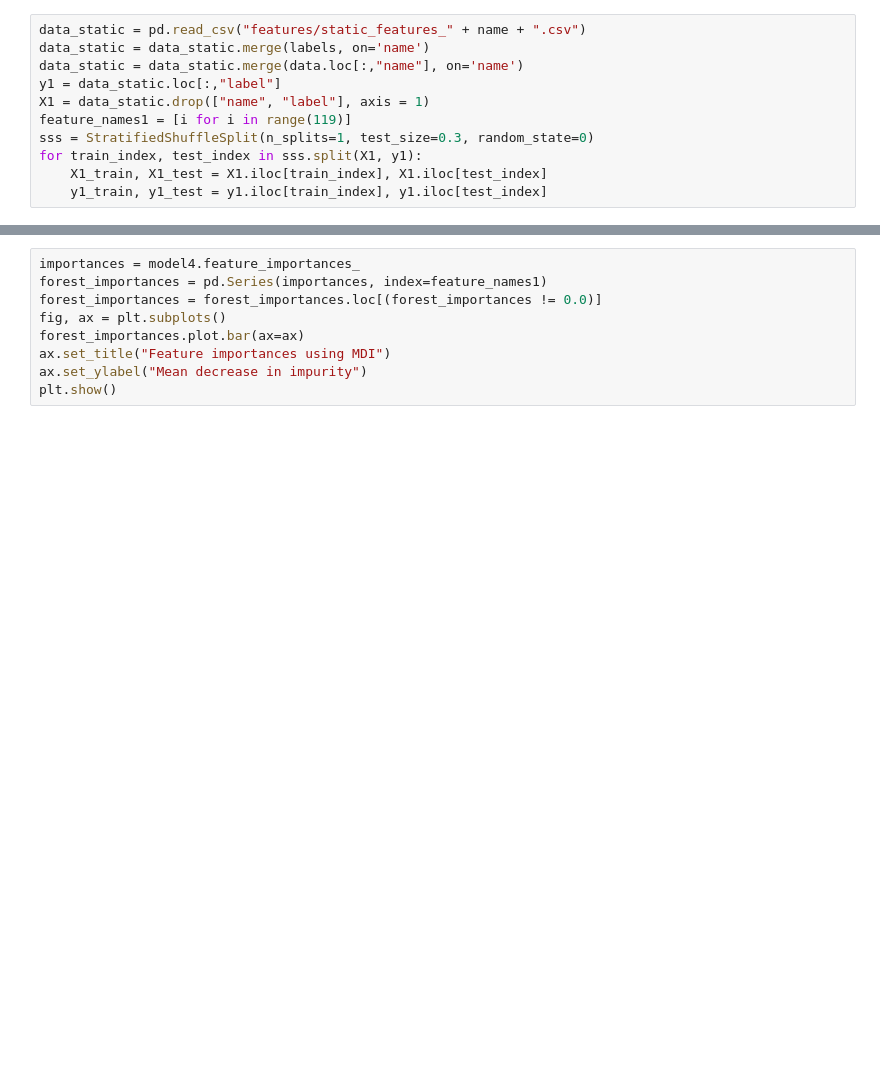
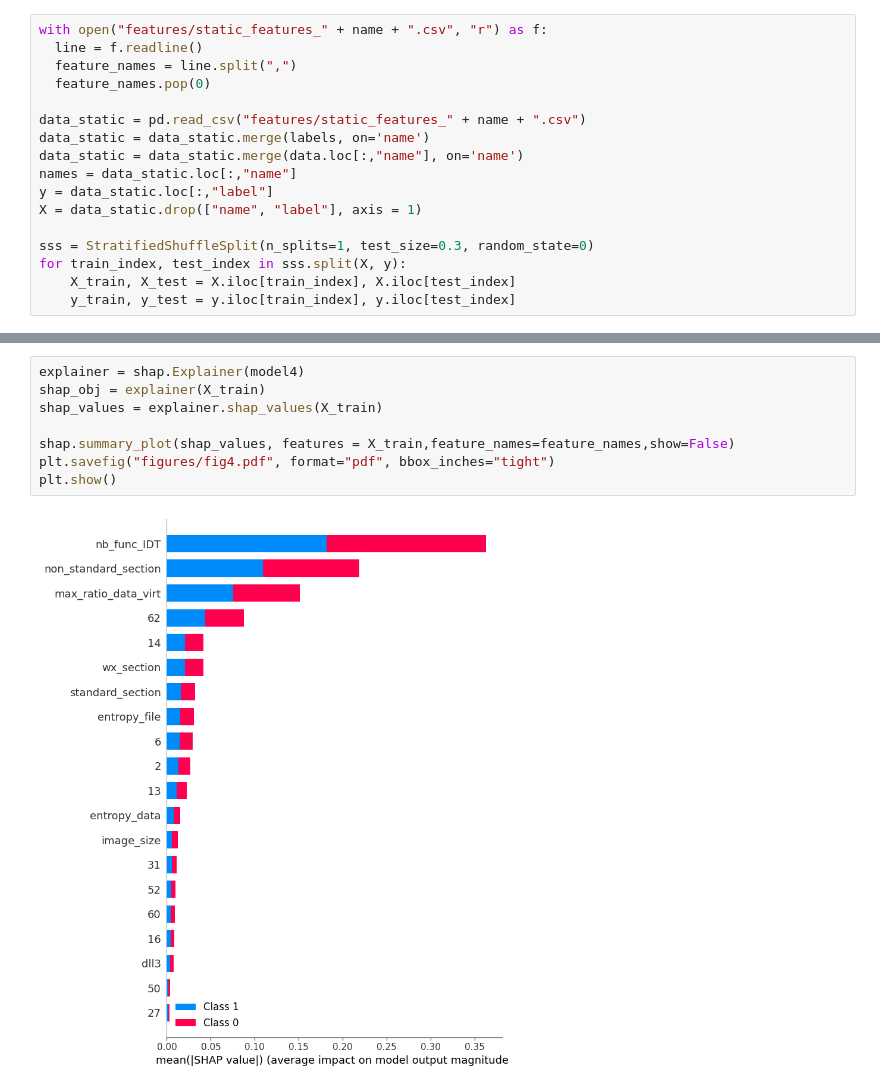
Before and after one commit to dimitriwauters/PANDI, a Jupyter notebook: ML_shadow.ipynb, the cells around one changed output, grey strips where cells are left out. Cells and saved outputs as stored; diff of their text form; blank space fills up the shorter version.

```diff
--- a/ML_shadow.ipynb
+++ b/ML_shadow.ipynb
@@ -104,14 +183,20 @@ plt.show()
 # %%
+with open("features/static_features_" + name + ".csv", "r") as f:
+  line = f.readline()
+  feature_names = line.split(",")
+  feature_names.pop(0)
+
 data_static = pd.read_csv("features/static_features_" + name + ".csv")
 data_static = data_static.merge(labels, on='name')
 data_static = data_static.merge(data.loc[:,"name"], on='name')
-y1 = data_static.loc[:,"label"]
-X1 = data_static.drop(["name", "label"], axis = 1)
-feature_names1 = [i for i in range(119)]
+names = data_static.loc[:,"name"]
+y = data_static.loc[:,"label"]
+X = data_static.drop(["name", "label"], axis = 1)
+
 sss = StratifiedShuffleSplit(n_splits=1, test_size=0.3, random_state=0)
-for train_index, test_index in sss.split(X1, y1):
-    X1_train, X1_test = X1.iloc[train_index], X1.iloc[test_index]
-    y1_train, y1_test = y1.iloc[train_index], y1.iloc[test_index]
+for train_index, test_index in sss.split(X, y):
+    X_train, X_test = X.iloc[train_index], X.iloc[test_index]
+    y_train, y_test = y.iloc[train_index], y.iloc[test_index]
 # %%
 param_grid =  {"criterion": ["gini","entropy"],"min_samples_leaf":[2,3,4,5,6,7,8,9,10,11,12],"max_depth":[1,2,3,4,5,6,7,8,9,10,11,12]}
 dt = DecisionTreeClassifier(random_state=0)
@@ -129,12 +257,13 @@ The best parameters are {'criterion': 'gini', 'max_depth': 12, 'min_samples_leaf
 # %%
-importances = model4.feature_importances_
-forest_importances = pd.Series(importances, index=feature_names1)
-forest_importances = forest_importances.loc[(forest_importances != 0.0)]
-fig, ax = plt.subplots()
-forest_importances.plot.bar(ax=ax)
-ax.set_title("Feature importances using MDI")
-ax.set_ylabel("Mean decrease in impurity")
+explainer = shap.Explainer(model4)
+shap_obj = explainer(X_train)
+shap_values = explainer.shap_values(X_train)
+
+shap.summary_plot(shap_values, features = X_train,feature_names=feature_names,show=False)
+plt.savefig("figures/fig4.pdf", format="pdf", bbox_inches="tight")
 plt.show()
+# %% [output]
+[figure, added]
 # %%
 param_grid =  {"criterion": ["gini","entropy"],"min_samples_leaf":[2,3,4,5,6,7,8,9,10,11,12],"max_depth":[1,2,3,4,5,6,7,8,9,10,11,12],"n_estimators" : [i for i in range(10,40)]}
 rf = RandomForestClassifier(random_state = 0)
```
Also changed, not shown: parts of 23 cells of this notebook, 8 other files.
